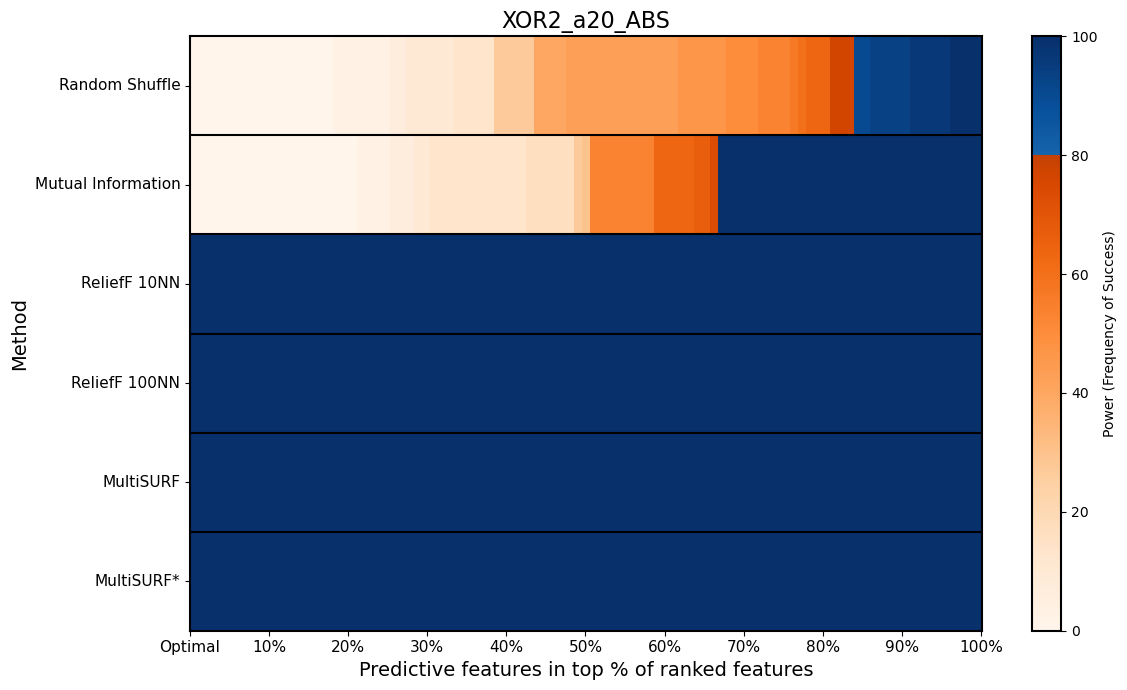
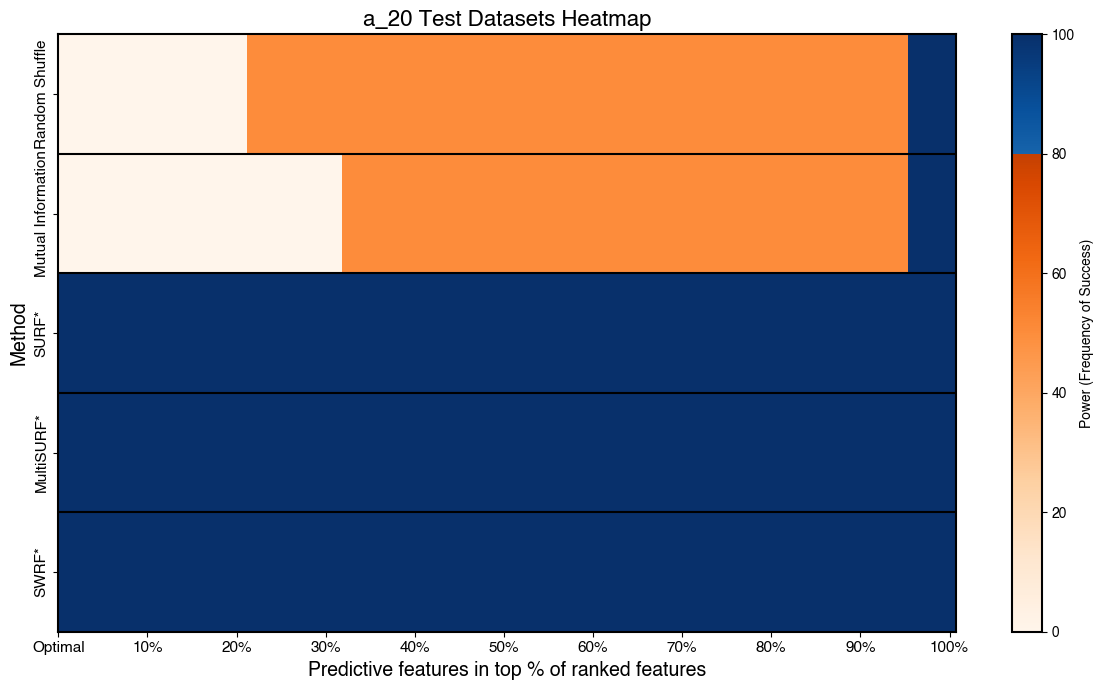
Code edit (unified diff) that turned the first committed figure into the second:
--- before
+++ after
@@ -17,4 +17,5 @@
     'ReliefF10': 'ReliefF 10NN',
     'ReliefF100': 'ReliefF 100NN',
+    'SURFstar': 'SURF*',
     'MultiSURF': 'MultiSURF',
     'MultiSURFstar': 'MultiSURF*',
@@ -58,5 +59,5 @@
 
 # Set the title and axis labels appropriately
-heatmap.set_title('Test_ABS', fontsize = 16)
+heatmap.set_title('a_20 Test Datasets Heatmap', fontsize = 16)
 heatmap.set_xlabel('Predictive features in top % of ranked features', fontsize = 14)
 heatmap.set_ylabel('Method', fontsize = 14)

Commit: tested a_20 test datasets